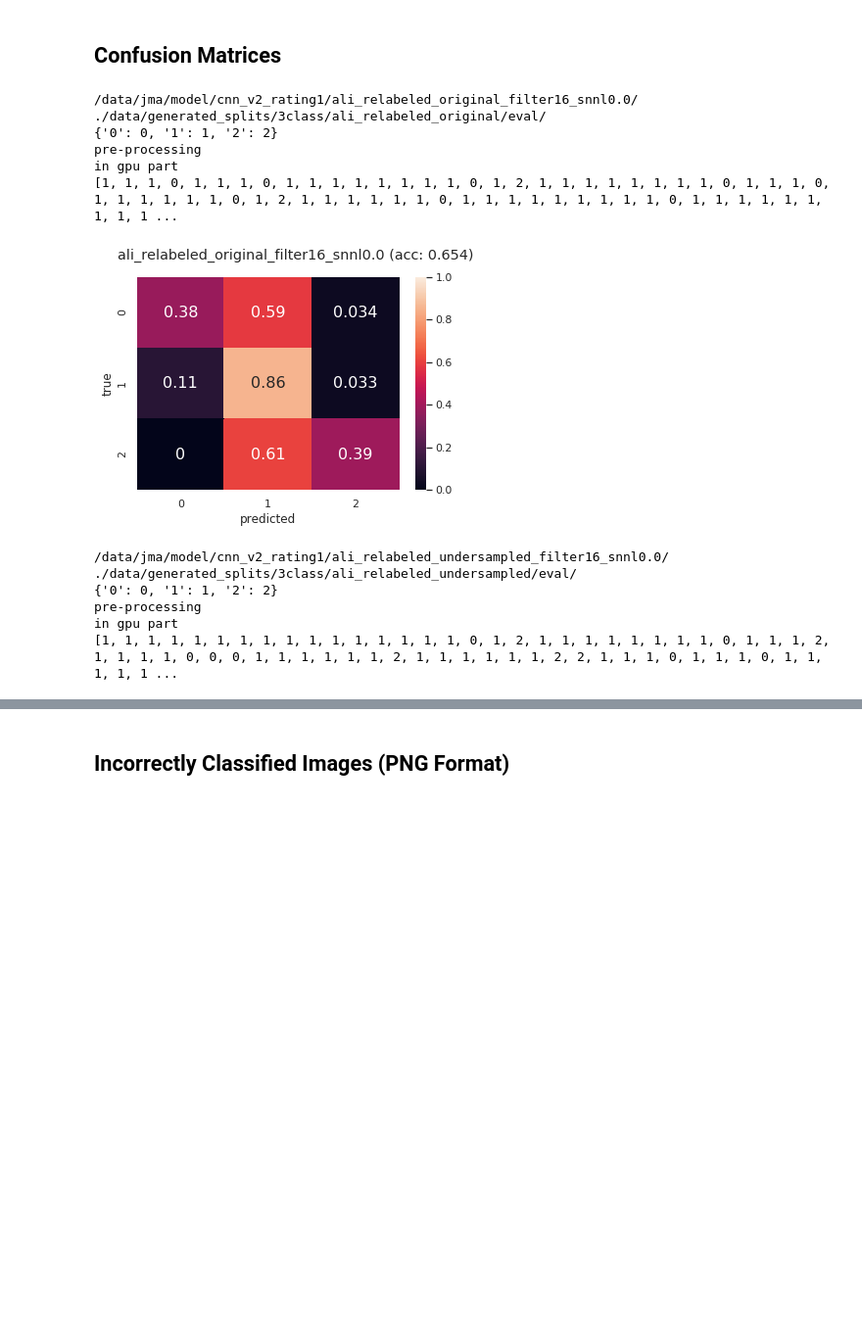
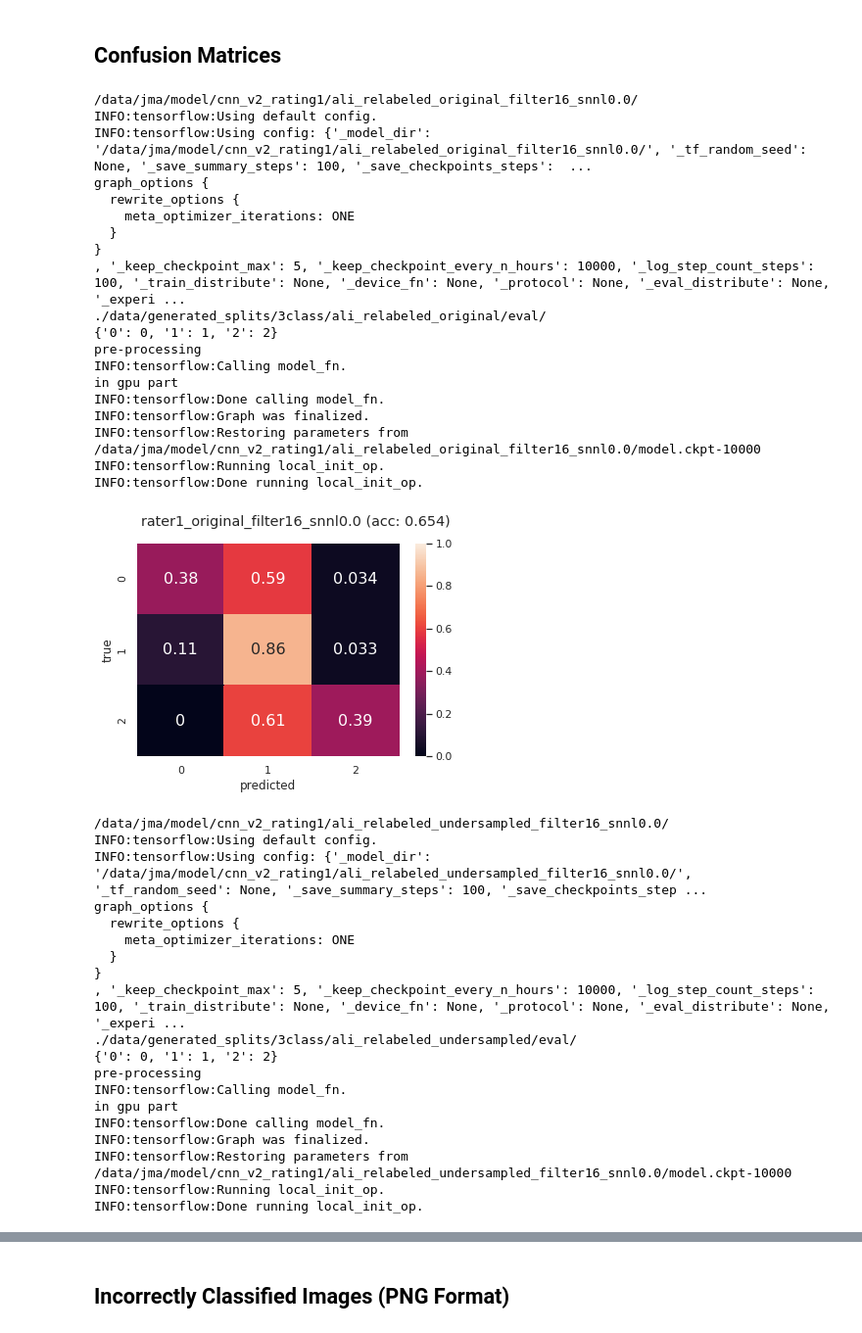
Before and after one commit to 18jeffreyma/motion-artifact, a Jupyter notebook: network_convnet_master.ipynb, the cells around one changed output, grey strips where cells are left out. Shown at 98% size. Drawn from its saved outputs; the diff is of its cells as text; code cells hidden in the pictures; blank space fills up the shorter version.

Commit message:
tf summary graphs

```diff
--- a/network_convnet_master.ipynb
+++ b/network_convnet_master.ipynb
@@ -416,7 +416,7 @@ num_steps = 10000
 
 # convnet_checkpoint_path_base = "/data/jma/model/dataset_experiments/no_data_aug_no_norm/"
 
-convnet_checkpoint_path_base = "/data/jma/model/cnn_v2_rating1/"
+convnet_checkpoint_path_base = "/data/jma/model/cnn_v2_rating2/"
 
 # kernel_sizes = [7, 9, 10, 11, 13]
 # filter_sizes = [10]
@@ -426,7 +426,7 @@ convnet_checkpoint_path_base = "/data/jma/model/cnn_v2_rating1/"
 
 kernel_sizes = [[10, 7, 3, 3]]
 filter_sizes = [16]
-snnl_weights = [0.0, 0.1, 0.2, 0.4]
+snnl_weights = [0.0]
 
 # data_root = "./data/data_relabeled_png_synthetic/"
 
@@ -438,7 +438,7 @@ snnl_weights = [0.0, 0.1, 0.2, 0.4]
 # test_input_fn = lambda : load_data_util.load(data_root, test_paths, training=False, augment=False, shuffle=False)
 
 
-dataset_root = "./data/generated_splits/3class/"
+dataset_root = "./data/generated_splits/3class_rating2/"
 
 # sets = ["ali_relabeled_original", "peter_relabeled_original", "ali_relabeled_undersampled", "peter_relabeled_undersampled"]
 
@@ -607,7 +608,7 @@ def path_to_label(paths, data_root):
 
 import sklearn
 
-tf.logging.set_verbosity(tf.logging.FATAL)
+tf.logging.set_verbosity(tf.logging.INFO)
 
 import seaborn as sns
 import pandas as pd
@@ -648,9 +649,9 @@ dataset_root = "./data/generated_splits/3class/"
 # sets = ["ali_relabeled_original", "peter_relabeled_original", "ali_relabeled_undersampled", "peter_relabeled_undersampled"]
 
 sets = ["ali_relabeled_original", "ali_relabeled_undersampled"]
+set_labels = ["rater1_original", "rater1_undersampled"]
 
-
-for dt_set in sets:
+for dt_set, set_label in zip(sets, set_labels):
     for filter_size in filter_sizes:
         for kernel_size in kernel_sizes:
 
@@ -683,43 +684,65 @@ for dt_set in sets:
 
                 original_labels = path_to_label(eval_paths, eval_root)
                 predictions = list(values)
 
 
                 predicted_labels = [elem['class_ids'][0] for elem in predictions]
 
-                predicted_probabilities = [elem['probabilities'] for elem in predictions]
-                print(predicted_labels)
-
-
                 accuracy = sklearn.metrics.accuracy_score(original_labels, predicted_labels)
 
                 cm = tf.confusion_matrix(original_labels, predicted_labels)
                 cm = tf.to_float(cm)
 
                 cm = cm.numpy()
 
                 row_sums = cm.sum(axis=1)
                 cm = cm / row_sums[:, np.newaxis]
 
                 df_cm = pd.DataFrame(cm, range(3), range(3))
                 #plt.figure(figsize = (10,7))
 
                 sns.set(font_scale=1)#for label size
-                plt.suptitle(dt_set + "_filter" + str(filter_size) + "_snnl" + str(snnl_weight) + " (acc: " + str('%.3f'%(accuracy)) + ")")
+                plt.suptitle(set_label + "_filter" + str(filter_size) + "_snnl" + str(snnl_weight) + " (acc: " + str('%.3f'%(accuracy)) + ")")
                 ax = sns.heatmap(df_cm, annot=True,annot_kws={"size": 16}, vmin=0, vmax=1.0)# font size
                 ax.set(xlabel='predicted', ylabel='true')
                 plt.show()
 # %% [output]
 /data/jma/model/cnn_v2_rating1/ali_relabeled_original_filter16_snnl0.0/
+INFO:tensorflow:Using default config.
+INFO:tensorflow:Using config: {'_model_dir': '/data/jma/model/cnn_v2_rating1/ali_relabeled_original_filter16_snnl0.0/', '_tf_random_seed': None, '_save_summary_steps': 100, '_save_checkpoints_steps':  ...
+graph_options {
+  rewrite_options {
+    meta_optimizer_iterations: ONE
+  }
+}
+, '_keep_checkpoint_max': 5, '_keep_checkpoint_every_n_hours': 10000, '_log_step_count_steps': 100, '_train_distribute': None, '_device_fn': None, '_protocol': None, '_eval_distribute': None, '_experi ...
 ./data/generated_splits/3class/ali_relabeled_original/eval/
 {'0': 0, '1': 1, '2': 2}
 pre-processing
+INFO:tensorflow:Calling model_fn.
 in gpu part
-[1, 1, 1, 0, 1, 1, 1, 0, 1, 1, 1, 1, 1, 1, 1, 1, 0, 1, 2, 1, 1, 1, 1, 1, 1, 1, 1, 0, 1, 1, 1, 0, 1, 1, 1, 1, 1, 1, 0, 1, 2, 1, 1, 1, 1, 1, 1, 0, 1, 1, 1, 1, 1, 1, 1, 1, 1, 0, 1, 1, 1, 1, 1, 1, 1, 1, 1 ...
+INFO:tensorflow:Done calling model_fn.
+INFO:tensorflow:Graph was finalized.
+INFO:tensorflow:Restoring parameters from /data/jma/model/cnn_v2_rating1/ali_relabeled_original_filter16_snnl0.0/model.ckpt-10000
+INFO:tensorflow:Running local_init_op.
+INFO:tensorflow:Done running local_init_op.
-[figure, old version]
+[figure, new version]
 /data/jma/model/cnn_v2_rating1/ali_relabeled_undersampled_filter16_snnl0.0/
+INFO:tensorflow:Using default config.
+INFO:tensorflow:Using config: {'_model_dir': '/data/jma/model/cnn_v2_rating1/ali_relabeled_undersampled_filter16_snnl0.0/', '_tf_random_seed': None, '_save_summary_steps': 100, '_save_checkpoints_step ...
+graph_options {
+  rewrite_options {
+    meta_optimizer_iterations: ONE
+  }
+}
+, '_keep_checkpoint_max': 5, '_keep_checkpoint_every_n_hours': 10000, '_log_step_count_steps': 100, '_train_distribute': None, '_device_fn': None, '_protocol': None, '_eval_distribute': None, '_experi ...
 ./data/generated_splits/3class/ali_relabeled_undersampled/eval/
 {'0': 0, '1': 1, '2': 2}
 pre-processing
+INFO:tensorflow:Calling model_fn.
 in gpu part
-[1, 1, 1, 1, 1, 1, 1, 1, 1, 1, 1, 1, 1, 1, 1, 1, 0, 1, 2, 1, 1, 1, 1, 1, 1, 1, 1, 0, 1, 1, 1, 2, 1, 1, 1, 1, 0, 0, 0, 1, 1, 1, 1, 1, 1, 2, 1, 1, 1, 1, 1, 1, 2, 2, 1, 1, 1, 0, 1, 1, 1, 0, 1, 1, 1, 1, 1 ...
+INFO:tensorflow:Done calling model_fn.
+INFO:tensorflow:Graph was finalized.
+INFO:tensorflow:Restoring parameters from /data/jma/model/cnn_v2_rating1/ali_relabeled_undersampled_filter16_snnl0.0/model.ckpt-10000
+INFO:tensorflow:Running local_init_op.
+INFO:tensorflow:Done running local_init_op.
```
Also changed, not shown: parts of 4 cells of this notebook, 1 other file.
